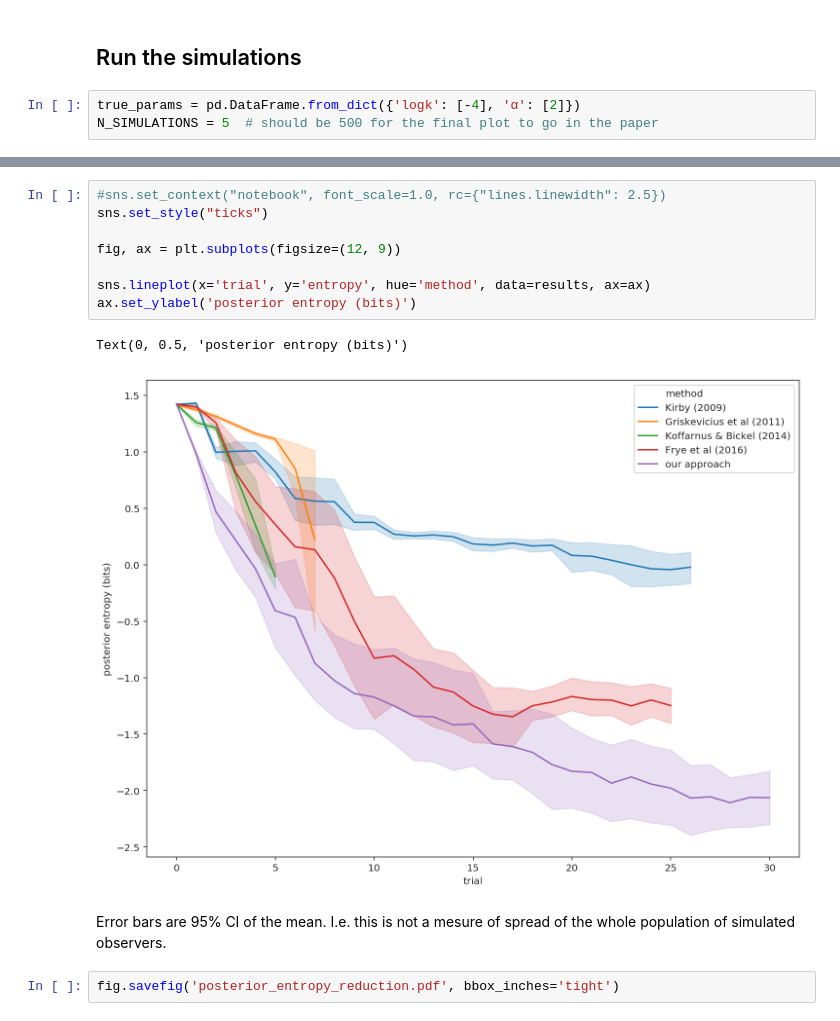
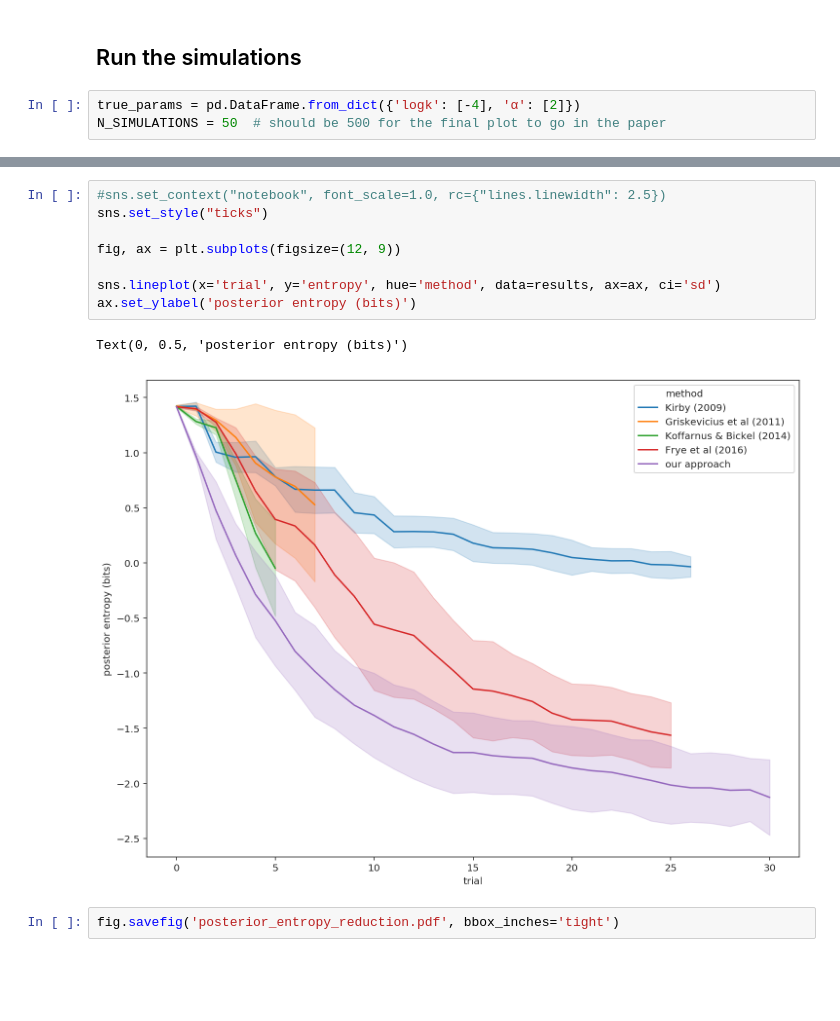
Before and after one commit to drbenvincent/darc_toolbox, a Jupyter notebook: dev/posterior entropy test.ipynb, the cells around one changed output, grey strips where cells are left out. Drawn from its saved outputs; the diff is of its cells as text; blank space fills up the shorter version.

Commit message:
#43 posterior entropy plot now shows sd, not bootstrap CI of the mean

```diff
--- a/dev/posterior entropy test.ipynb
+++ b/dev/posterior entropy test.ipynb
@@ -24,7 +24,7 @@ import matplotlib.pyplot as plt
 ## Run the simulations
 # %%
 true_params = pd.DataFrame.from_dict({'logk': [-4], 'α': [2]})
-N_SIMULATIONS = 5  # should be 500 for the final plot to go in the paper
+N_SIMULATIONS = 50  # should be 500 for the final plot to go in the paper
 # %%
 # create empty lists which will recieve our data. Will eventually become a Long data frame
 logk = []
@@ -148,15 +142,13 @@ starting simulation 2 of 5 ======================
 # %%
 #sns.set_context("notebook", font_scale=1.0, rc={"lines.linewidth": 2.5})
 sns.set_style("ticks")
 
 fig, ax = plt.subplots(figsize=(12, 9))
 
-sns.lineplot(x='trial', y='entropy', hue='method', data=results, ax=ax)
+sns.lineplot(x='trial', y='entropy', hue='method', data=results, ax=ax, ci='sd')
 ax.set_ylabel('posterior entropy (bits)')
 # %% [output]
 Text(0, 0.5, 'posterior entropy (bits)')
-[figure, old version]
+[figure, new version]
-# %% [markdown]
-Error bars are 95% CI of the mean. I.e. this is not a mesure of spread of the whole population of simulated observers.
 # %%
 fig.savefig('posterior_entropy_reduction.pdf', bbox_inches='tight')
```
Also changed, not shown: parts of 1 cell of this notebook.
